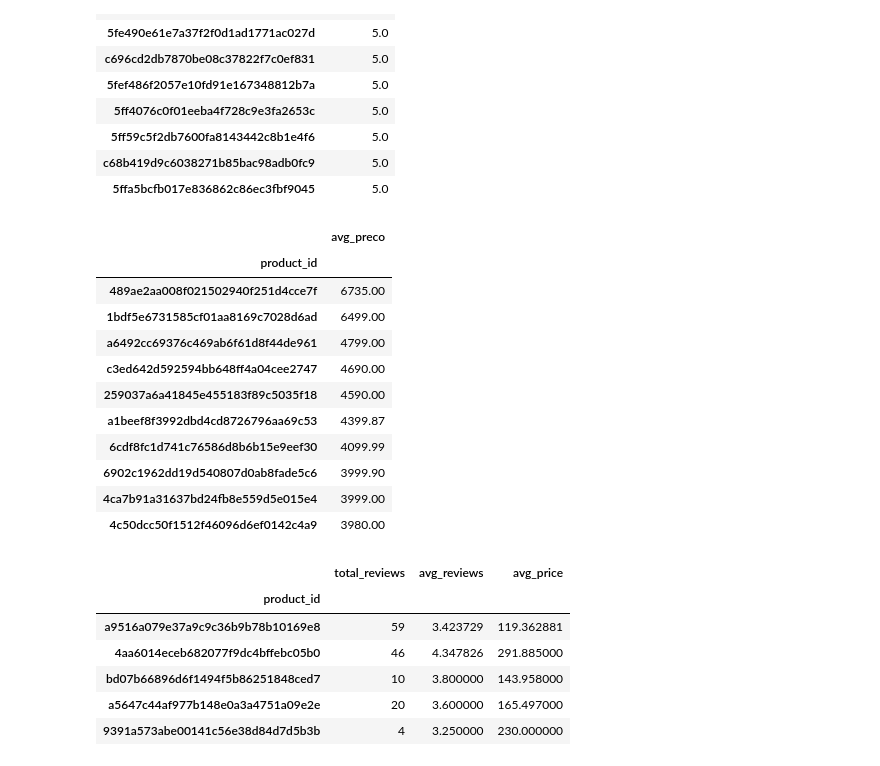
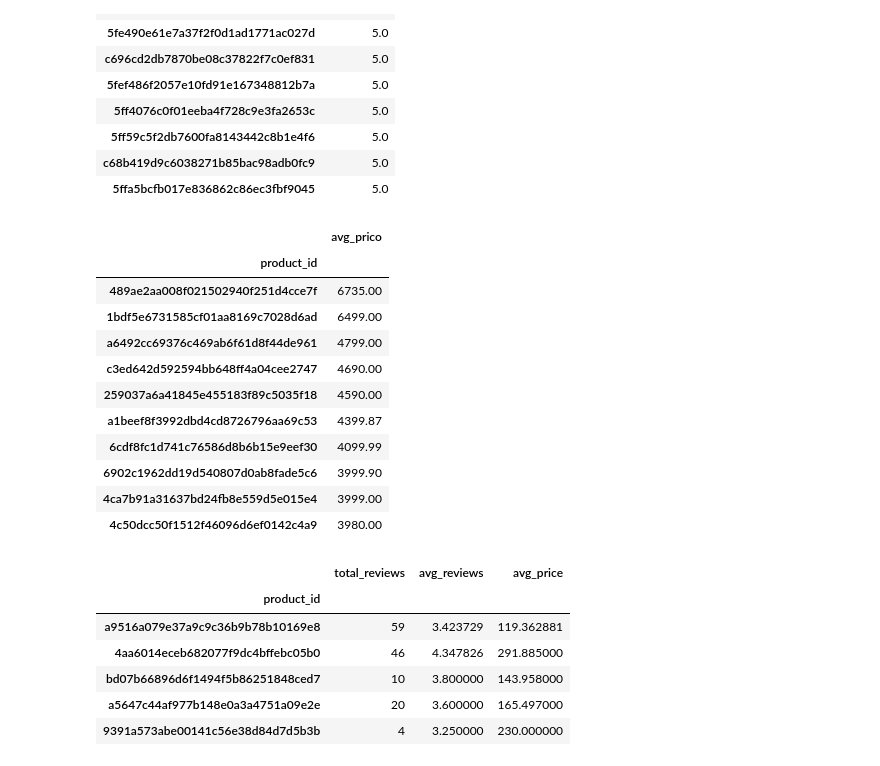
Before and after one commit to Flaviofrc97/Data-Analysis, a Jupyter notebook: product-reviews-analysis-olist.ipynb, the cells around one changed output. Cells and saved outputs as stored; diff of their text form; code cells hidden in the pictures.

```diff
--- a/product-reviews-analysis-olist.ipynb
+++ b/product-reviews-analysis-olist.ipynb
@@ -116,11 +116,11 @@ mean_reviews.head(10)
 # %%
 avg_price = data.groupby('product_id')[['price']]\
                  .mean()\
-                 .rename(columns = {'price': 'avg_preco'})\
-                 .sort_values(by ="avg_preco", ascending=False)
+                 .rename(columns = {'price': 'avg_prico'})\
+                 .sort_values(by ="avg_prico", ascending=False)
 avg_price.head(10)
 # %% [output]
-|  | avg_preco |
+|  | avg_prico |
 | product_id |  |
 | 489ae2aa008f021502940f251d4cce7f | 6735.00 |
 | 1bdf5e6731585cf01aa8169c7028d6ad | 6499.00 |
```
Also changed, not shown: parts of 3 cells of this notebook.
